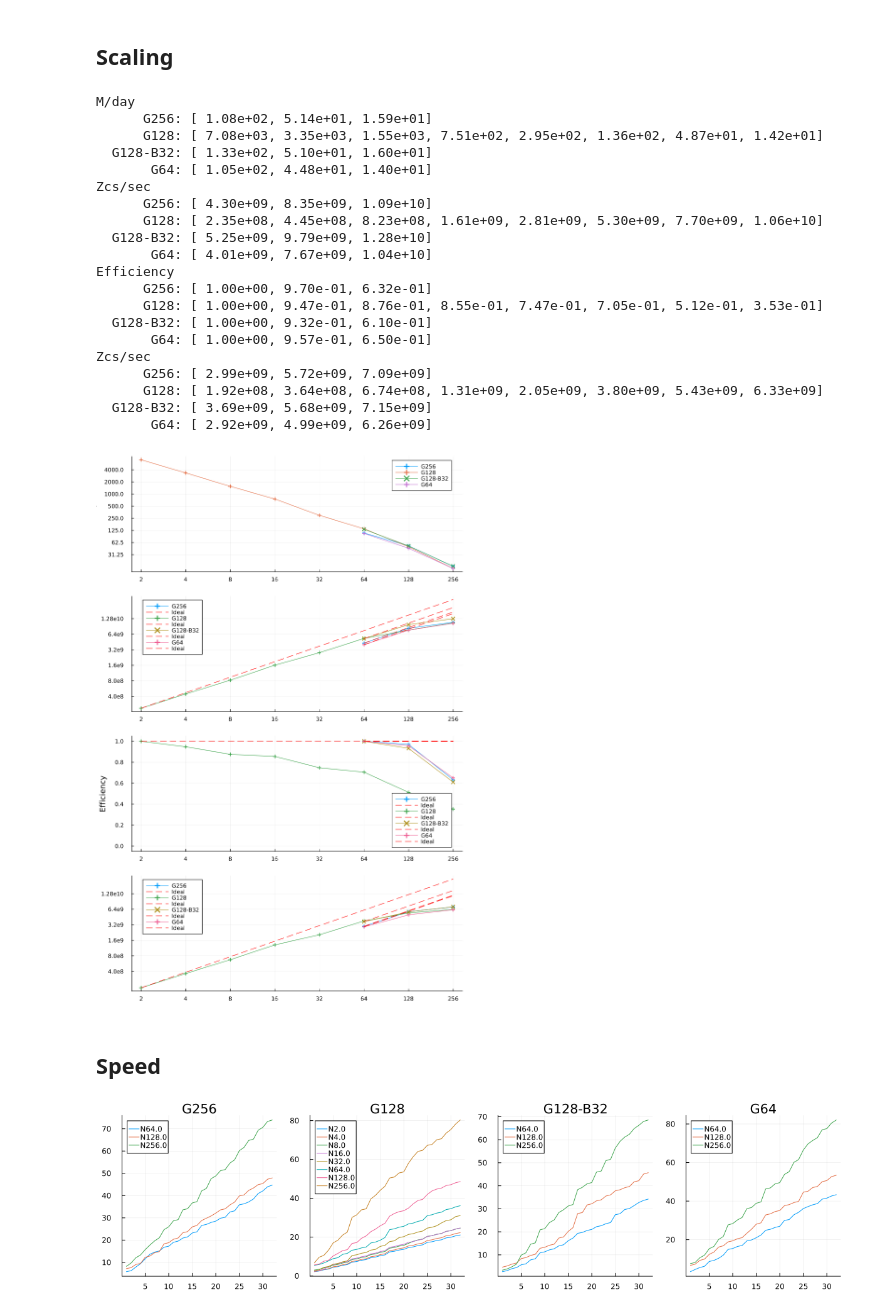
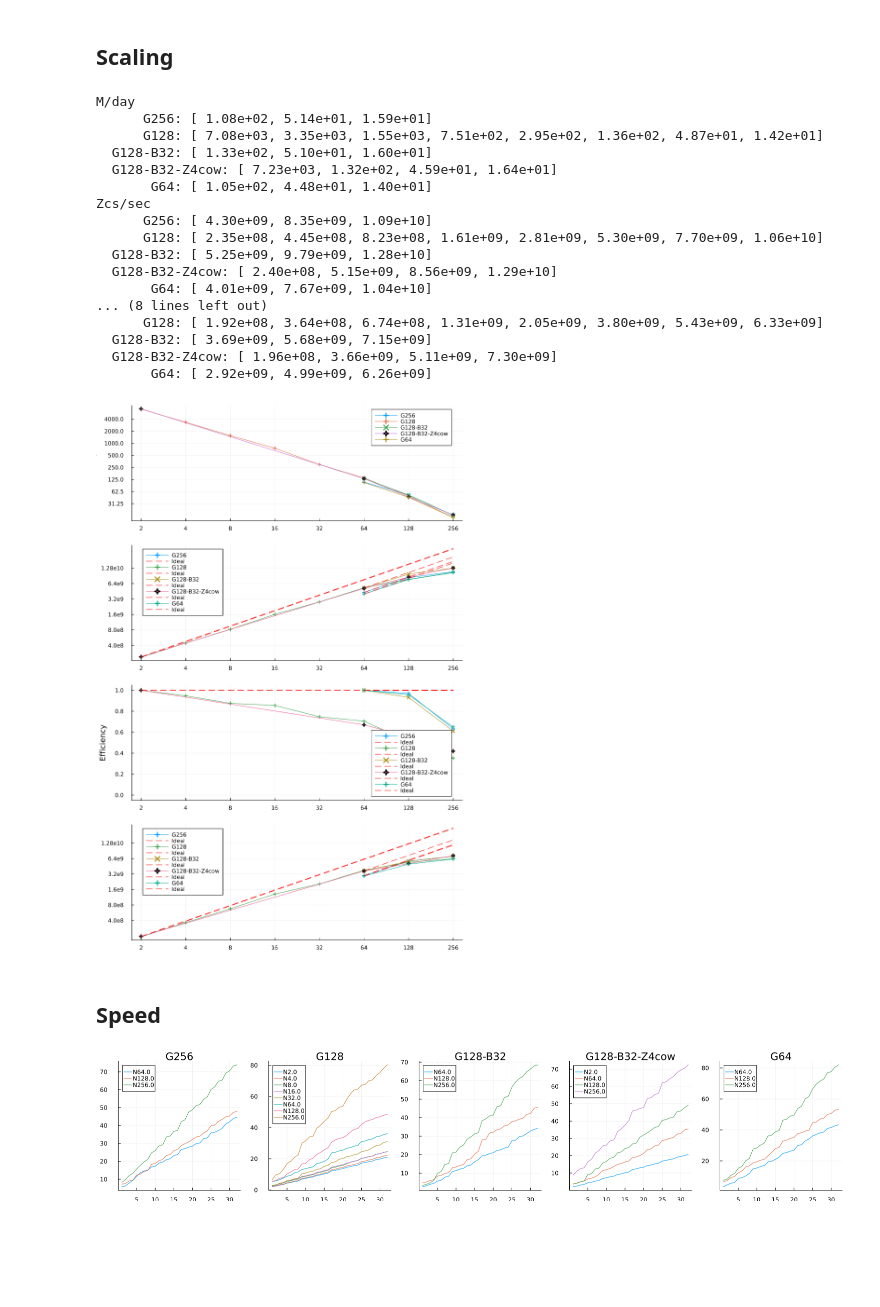
Before and after one commit to lwJi/ETK-Scaling-Tests, a Jupyter notebook: frontier/ipynb/magTOV-Levels7.ipynb, the cells around one changed output. Drawn from its saved outputs; the diff is of its cells as text; code cells hidden in the pictures; blank space fills up the shorter version.

```diff
--- a/frontier/ipynb/magTOV-Levels7.ipynb
+++ b/frontier/ipynb/magTOV-Levels7.ipynb
@@ -18,6 +18,9 @@ let patt_dirss = [
         ([
             (r"Z4c_L7_G128-N\d+-MPI\d+_r0000", "G128-B32"),
         ], "../data/magTOV/Levels7/Weak/Block32", :xcross),
+        ([
+            (r"Z4cow_L7_G128-N\d+-MPI\d+_r0000", "G128-B32-Z4cow"),
+        ], "../data/magTOV/Levels7/Weak/Block32", :star4),
         ([
             (r"Z4c_L7_G64-N\d+-MPI\d+_r0000", "G64"),
         ], "../data/magTOV/Levels7/Weak/Block8", :cross),
@@ -68,23 +71,20 @@ M/day
       G256: [ 1.08e+02, 5.14e+01, 1.59e+01]
       G128: [ 7.08e+03, 3.35e+03, 1.55e+03, 7.51e+02, 2.95e+02, 1.36e+02, 4.87e+01, 1.42e+01]
   G128-B32: [ 1.33e+02, 5.10e+01, 1.60e+01]
+  G128-B32-Z4cow: [ 7.23e+03, 1.32e+02, 4.59e+01, 1.64e+01]
        G64: [ 1.05e+02, 4.48e+01, 1.40e+01]
 Zcs/sec
       G256: [ 4.30e+09, 8.35e+09, 1.09e+10]
       G128: [ 2.35e+08, 4.45e+08, 8.23e+08, 1.61e+09, 2.81e+09, 5.30e+09, 7.70e+09, 1.06e+10]
   G128-B32: [ 5.25e+09, 9.79e+09, 1.28e+10]
+  G128-B32-Z4cow: [ 2.40e+08, 5.15e+09, 8.56e+09, 1.29e+10]
        G64: [ 4.01e+09, 7.67e+09, 1.04e+10]
-Efficiency
-      G256: [ 1.00e+00, 9.70e-01, 6.32e-01]
-      G128: [ 1.00e+00, 9.47e-01, 8.76e-01, 8.55e-01, 7.47e-01, 7.05e-01, 5.12e-01, 3.53e-01]
-  G128-B32: [ 1.00e+00, 9.32e-01, 6.10e-01]
-       G64: [ 1.00e+00, 9.57e-01, 6.50e-01]
-Zcs/sec
-      G256: [ 2.99e+09, 5.72e+09, 7.09e+09]
+... (8 lines left out)
       G128: [ 1.92e+08, 3.64e+08, 6.74e+08, 1.31e+09, 2.05e+09, 3.80e+09, 5.43e+09, 6.33e+09]
   G128-B32: [ 3.69e+09, 5.68e+09, 7.15e+09]
+  G128-B32-Z4cow: [ 1.96e+08, 3.66e+09, 5.11e+09, 7.30e+09]
        G64: [ 2.92e+09, 4.99e+09, 6.26e+09]
-[figure, old version]
+[figure, new version]
 # %% [markdown]
 ## Speed
 # %%
@@ -93,35 +93,38 @@ let patt_dirss = [
             (r"Z4c_L7_G256-N\d+-MPI\d+_r0000", "G256"),
         ], "../data/magTOV/Levels7/Weak/Block8", :cross),
         ([
             (r"Z4c_L7_G128-N\d+-MPI\d+_r0000", "G128"),
         ], "../data/magTOV/Levels7/Weak/Block8", :cross),
         ([
             (r"Z4c_L7_G128-N\d+-MPI\d+_r0000", "G128-B32"),
         ], "../data/magTOV/Levels7/Weak/Block32", :xcross),
+        ([
+            (r"Z4cow_L7_G128-N\d+-MPI\d+_r0000", "G128-B32-Z4cow"),
+        ], "../data/magTOV/Levels7/Weak/Block32", :star4),
         ([
             (r"Z4c_L7_G64-N\d+-MPI\d+_r0000", "G64"),
         ], "../data/magTOV/Levels7/Weak/Block8", :cross),
     ]
 
     #
     plts = []
     for (patterns, parent_dir, mark) in patt_dirss
         (vals, titles) = PltTools.LoadData.load_values(patterns, parent_dir; option="TotalComputeTime")
         for (j, val) in enumerate(vals)
             (dats, labs) = val
             plt = plot(title=titles[j])
             for (i, dat) in enumerate(dats)
                 plot!(plt, dat[1], dat[4], label=labs[i])
             end
             push!(plts, plt)
         end
     end
 
-    plt = plot(plts..., layout=(1,4), size=(1200, 300))
+    plt = plot(plts..., layout=(1,5), size=(1500, 300))
     display(plt)
 end
 # %% [output]
-[figure, old version]
+[figure, new version]
 # %%
 let patt_dirss = [
         ([
```
Also changed, not shown: parts of 1 cell of this notebook.
